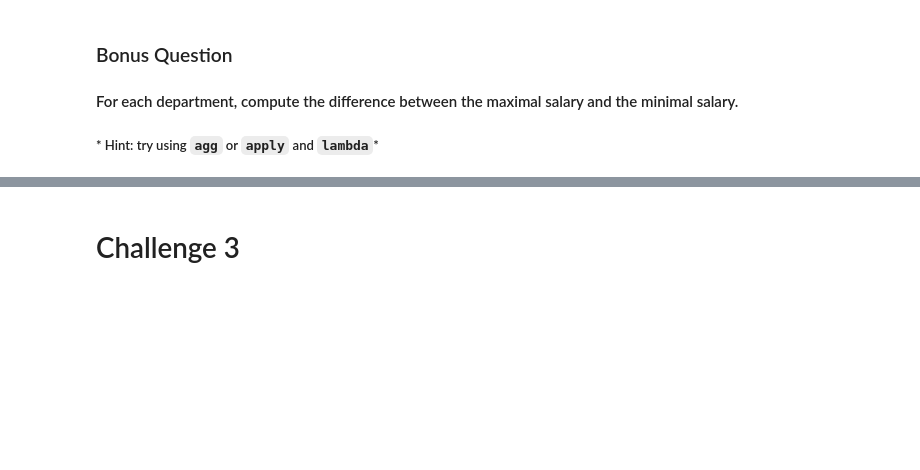
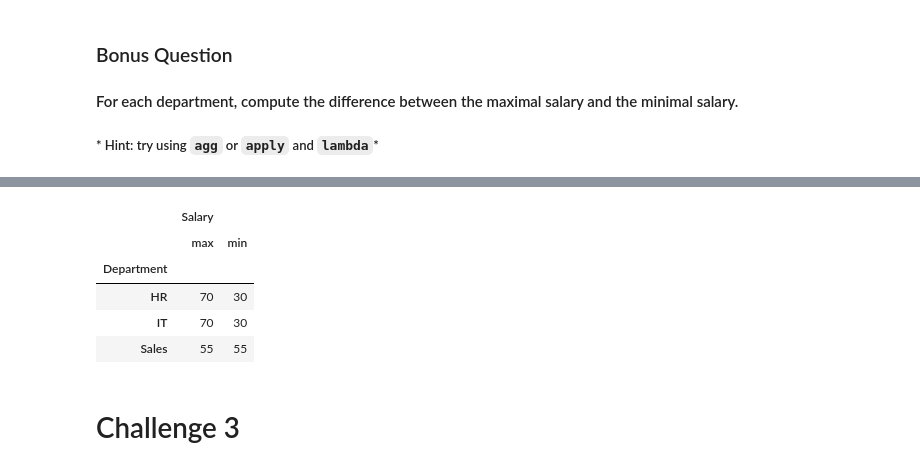
Before and after one commit to josegallardo-da/lab-subsetting-and-descriptive-stats, a Jupyter notebook: your-code/main.ipynb, the cells around one changed output, grey strips where cells are left out. Drawn from its saved outputs; the diff is of its cells as text; code cells hidden in the pictures; blank space fills up the shorter version.

```diff
--- a/your-code/main.ipynb
+++ b/your-code/main.ipynb
@@ -342,3 +425,14 @@ associates_55 =
+# %%
+
+# Check answer
+employee.groupby('Department').agg({'Salary':['max', 'min']})
+# %% [output]
+|  | Salary |  |
+|  | max | min |
+| Department |  |  |
+| HR | 70 | 30 |
+| IT | 70 | 30 |
+| Sales | 55 | 55 |
 # %% [markdown]
 # Challenge 3
 # %% [markdown]
```
Also changed, not shown: parts of 13 cells of this notebook.
